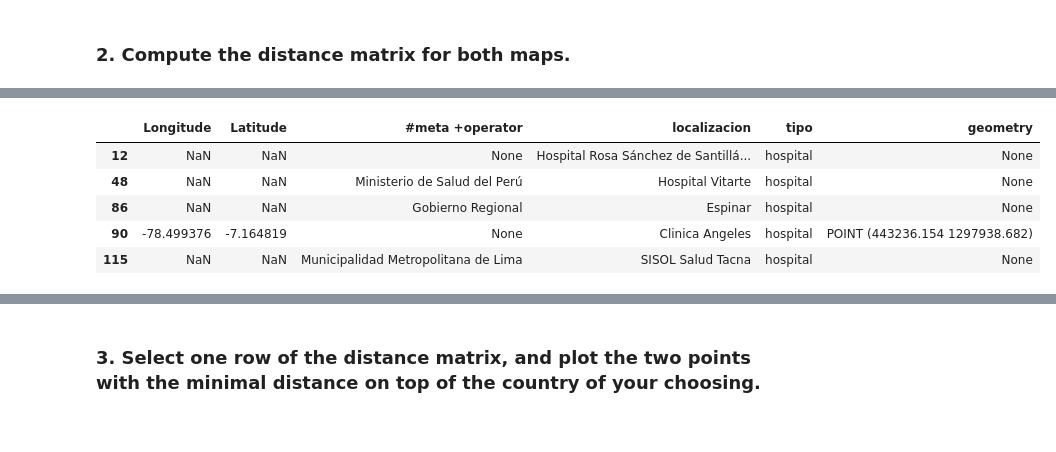
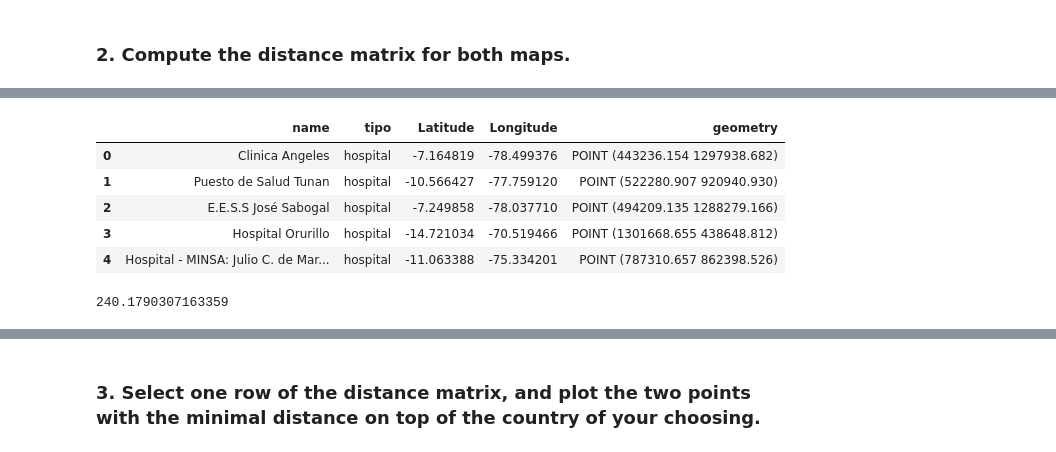
Before and after one commit to IntroSpatialDataScience/MiningGDF_Project1, a Jupyter notebook: Ev-p1.ipynb, the cells around one changed output, grey strips where cells are left out. Saved outputs shown, nothing was run; the diff lists cells and outputs as text; code cells hidden in the pictures.

```diff
--- a/Ev-p1.ipynb
+++ b/Ev-p1.ipynb
@@ -100,0 +115,3 @@ health_hospital = healthsites[healthsites.tipo=="hospital"]
+# %%
+healthsites.rename(columns={'X':'Longitude','Y':'Latitude','#loc +name':'name','#loc+amenity':'tipo'},inplace=True)
+healthsites = healthsites[["name","tipo","Latitude","Longitude"]]
@@ -100,0 +127,3 @@ health_hospital = healthsites[healthsites.tipo=="hospital"]
+# %%
+health_hospital = healthsites[healthsites.tipo=="hospital"]
+health_hospital = health_hospital.dropna()
@@ -100,0 +146,8 @@ health_hospital = healthsites[healthsites.tipo=="hospital"]
+# %%
+health_hospital=gpd.GeoDataFrame(data=health_hospital.copy(),
+                           geometry=gpd.points_from_xy(health_hospital.Longitude,
+                                                       health_hospital.Latitude),
+                          crs=4326)# notice it is unprojected
+# %%
+hospital_24891=health_hospital.to_crs(24891)
+hospital_24891.reset_index(drop=True, inplace=True)
@@ -117,13 +186,15 @@ seaports_pe_24891.head()
 | 4 | Salaverry | Peru | -8.233333 | -78.983333 | POINT (389344.884 1179950.206) |
 # %%
-health_hospital.head()
+hospital_24891.head()
 # %% [output]
-|  | Longitude | Latitude | #meta +operator | localizacion | tipo | geometry |
-| 12 | NaN | NaN | None | Hospital Rosa Sánchez de Santillá... | hospital | None |
-| 48 | NaN | NaN | Ministerio de Salud del Perú | Hospital Vitarte | hospital | None |
-| 86 | NaN | NaN | Gobierno Regional | Espinar | hospital | None |
-| 90 | -78.499376 | -7.164819 | None | Clinica Angeles | hospital | POINT (443236.154 1297938.682) |
-| 115 | NaN | NaN | Municipalidad Metropolitana de Lima | SISOL Salud Tacna | hospital | None |
+|  | name | tipo | Latitude | Longitude | geometry |
+| 0 | Clinica Angeles | hospital | -7.164819 | -78.499376 | POINT (443236.154 1297938.682) |
+| 1 | Puesto de Salud Tunan | hospital | -10.566427 | -77.759120 | POINT (522280.907 920940.930) |
+| 2 | E.E.S.S José Sabogal | hospital | -7.249858 | -78.037710 | POINT (494209.135 1288279.166) |
+| 3 | Hospital Orurillo | hospital | -14.721034 | -70.519466 | POINT (1301668.655 438648.812) |
+| 4 | Hospital - MINSA: Julio C. de Mar... | hospital | -11.063388 | -75.334201 | POINT (787310.657 862398.526) |
 # %%
-# distance between  Hospital Clinica Angeles y 'Dtse / Gegua Oil Terminal' in km
-largeAirports.iloc[0].geometry.distance(seaports_bra_5641.iloc[0].geometry)/1000
+# Distancia entre Hospital Clinica Angeles y La pampilla oil terminal en km
+health_hospital.iloc[0].geometry.distance(seaports_pe_24891.iloc[0].geometry)/1000
+# %% [output]
+240.1790307163359
```
Also changed, not shown: parts of 21 cells of this notebook.
